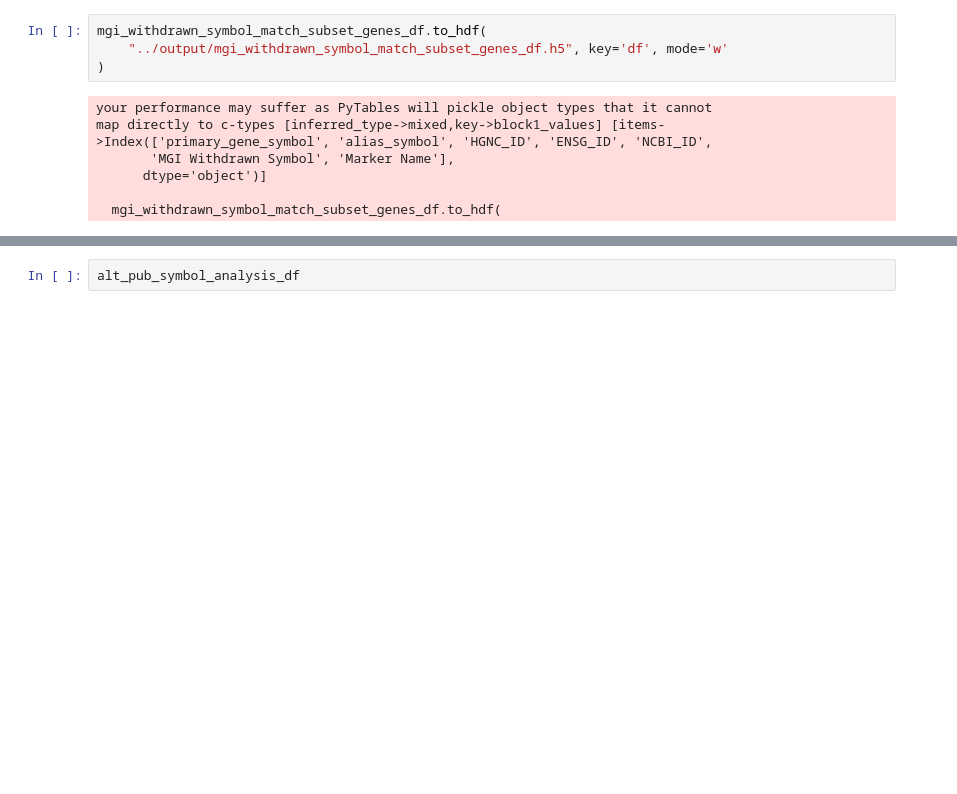
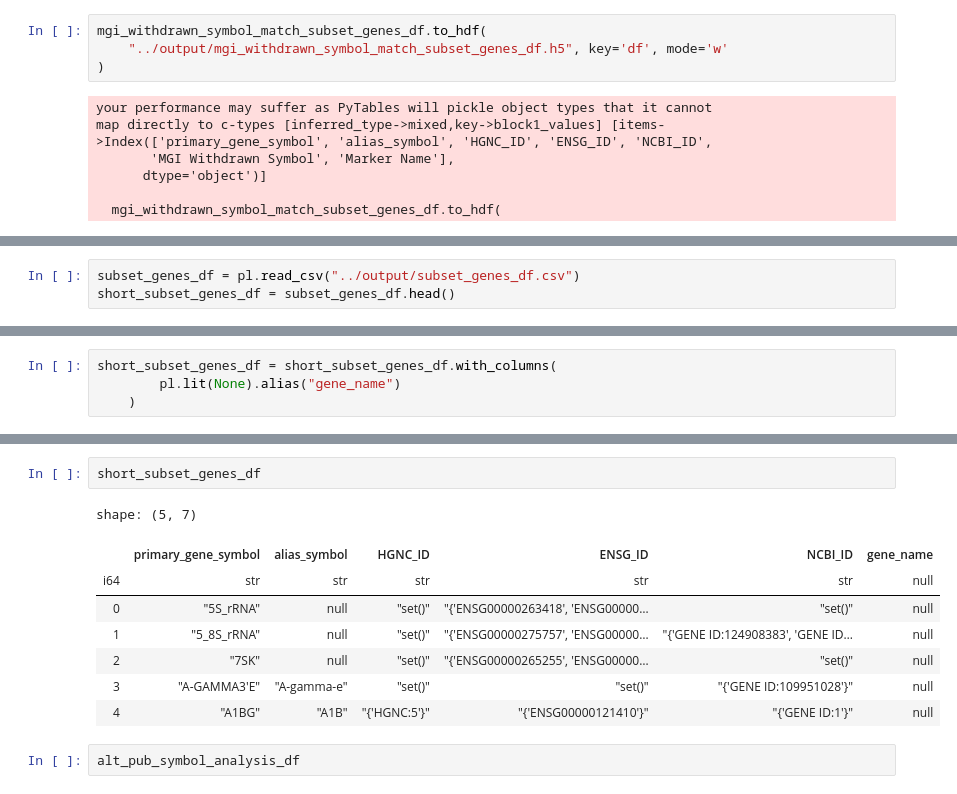
Before and after one commit to cancervariants/gene-harmony-analysis, a Jupyter notebook: analysis/4_symbol_capture_generation.ipynb, the cells around one changed output, grey strips where cells are left out. Cells and saved outputs as stored; diff of their text form; blank space fills up the shorter version.

```diff
--- a/analysis/4_symbol_capture_generation.ipynb
+++ b/analysis/4_symbol_capture_generation.ipynb
@@ -5620,0 +5024,3 @@ alt_pub_symbol_analysis_df["Alternate Symbol in Publication Match"] = \
+# %%
+subset_genes_df = pl.read_csv("../output/subset_genes_df.csv")
+short_subset_genes_df = subset_genes_df.head()
@@ -5620,0 +5053,4 @@ alt_pub_symbol_analysis_df["Alternate Symbol in Publication Match"] = \
+# %%
+short_subset_genes_df = short_subset_genes_df.with_columns(
+        pl.lit(None).alias("gene_name")
+    )
@@ -5621,3 +5073,14 @@ alt_pub_symbol_analysis_df["Alternate Symbol in Publication Match"] = \
+# %%
+short_subset_genes_df
+# %% [output]
+shape: (5, 7)
+|  | primary_gene_symbol | alias_symbol | HGNC_ID | ENSG_ID | NCBI_ID | gene_name |
+| i64 | str | str | str | str | str | null |
+| 0 | "5S_rRNA" | null | "set()" | "{'ENSG00000263418', 'ENSG00000… | "set()" | null |
+| 1 | "5_8S_rRNA" | null | "set()" | "{'ENSG00000275757', 'ENSG00000… | "{'GENE ID:124908383', 'GENE ID… | null |
+| 2 | "7SK" | null | "set()" | "{'ENSG00000265255', 'ENSG00000… | "set()" | null |
+| 3 | "A-GAMMA3'E" | "A-gamma-e" | "set()" | "set()" | "{'GENE ID:109951028'}" | null |
+| 4 | "A1BG" | "A1B" | "{'HGNC:5'}" | "{'ENSG00000121410'}" | "{'GENE ID:1'}" | null |
 # %%
 alt_pub_symbol_analysis_df
 # %% [output]
```
Also changed, not shown: parts of 62 cells of this notebook.
